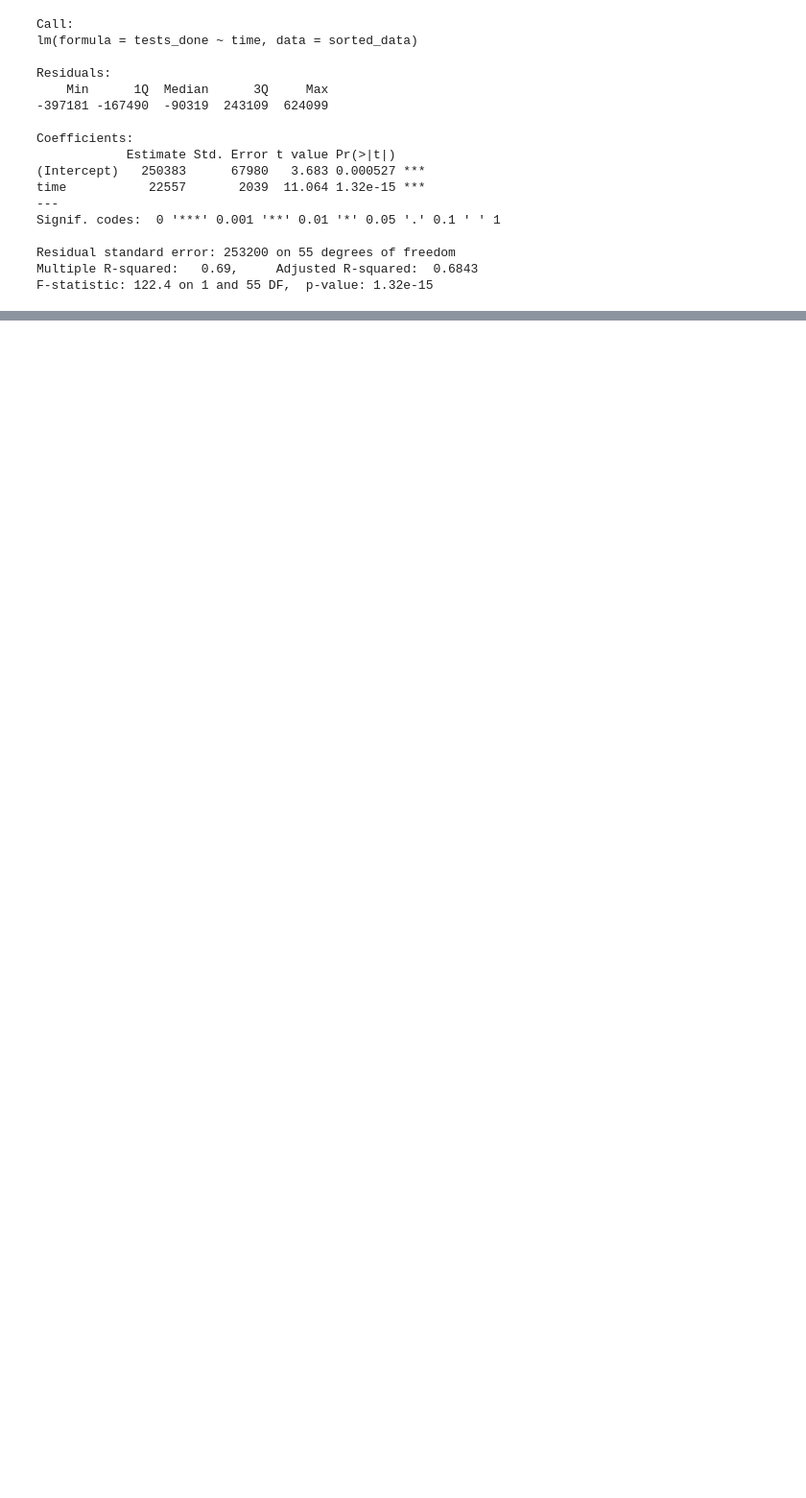
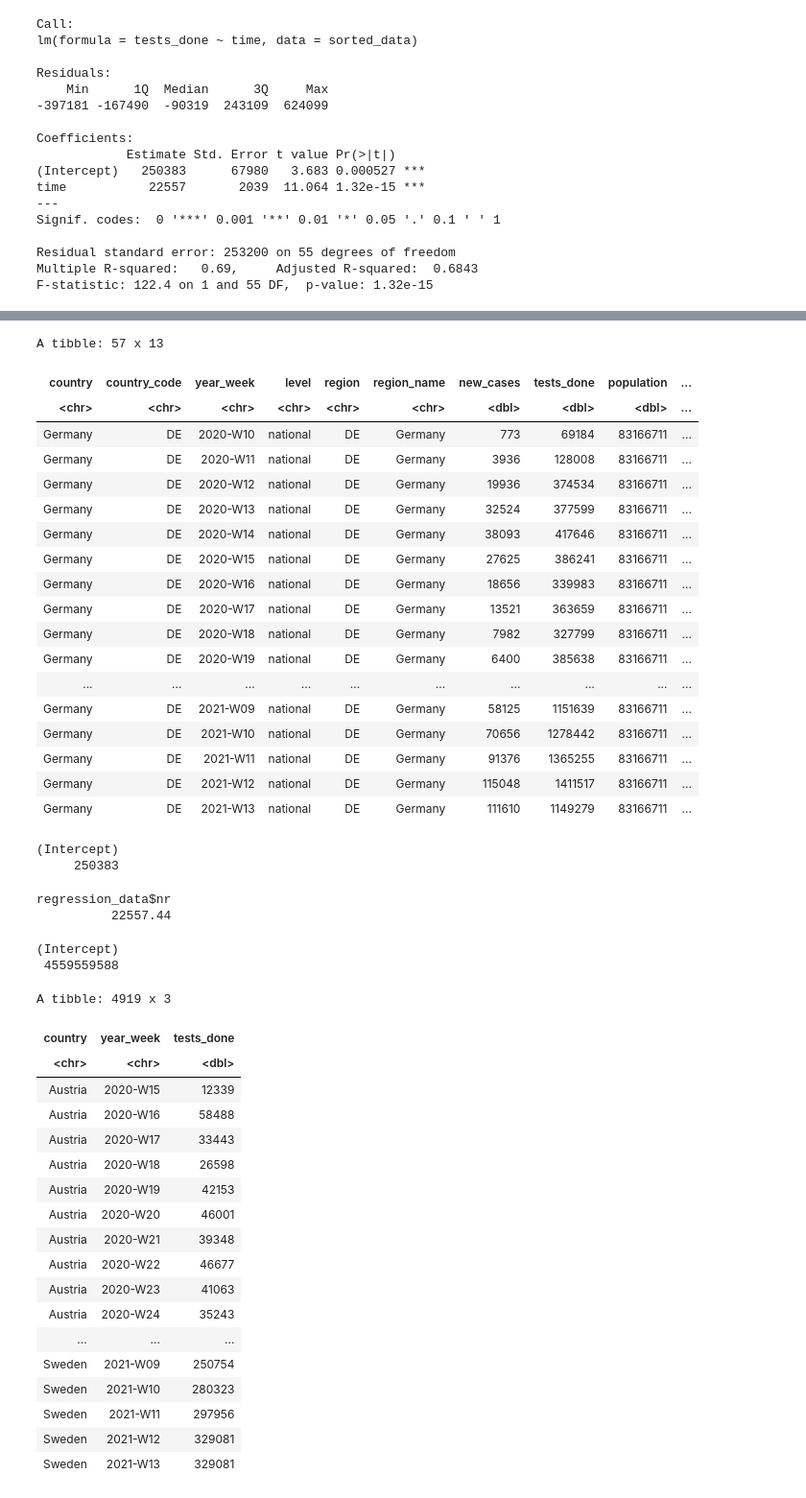
Before and after one commit to VicCislari/Statisticslearning, a Jupyter notebook: Vorbereitung/Exams/EXAM SS 21/dec.ipynb, the cells around one changed output, grey strips where cells are left out. Shown at 96% size. Cells and saved outputs as stored; diff of their text form; code cells hidden in the pictures; blank space fills up the shorter version.

```diff
--- a/Vorbereitung/Exams/EXAM SS 21/dec.ipynb
+++ b/Vorbereitung/Exams/EXAM SS 21/dec.ipynb
@@ -188,0 +361,65 @@ F-statistic: 122.4 on 1 and 55 DF,  p-value: 1.32e-15
+# %%
+
+# 6
+regression_data <- raw_data %>% filter(country == "Germany") %>%
+  arrange(year_week) %>% mutate(nr = row_number())
+regression_data
+modell <- lm(regression_data$tests_done ~ regression_data$nr)
+a <- modell$coefficients[1];a
+b <- modell$coefficients[2];b
+
+time <- 202120
+y <- a + b * time;y
+
+# 7
+# a) tidy data:
+# each variable forms a column
+# each observation forms a row
+# each type of obs. unit forms a table
+# b)
+data <- raw_data %>% select(country, year_week, tests_done);data
+# %% [output]
+A tibble: 57 x 13
+| country | country_code | year_week | level | region | region_name | new_cases | tests_done | population | ... |
+| <chr> | <chr> | <chr> | <chr> | <chr> | <chr> | <dbl> | <dbl> | <dbl> | ... |
+| Germany | DE | 2020-W10 | national | DE | Germany | 773 | 69184 | 83166711 | ... |
+| Germany | DE | 2020-W11 | national | DE | Germany | 3936 | 128008 | 83166711 | ... |
+| Germany | DE | 2020-W12 | national | DE | Germany | 19936 | 374534 | 83166711 | ... |
+| Germany | DE | 2020-W13 | national | DE | Germany | 32524 | 377599 | 83166711 | ... |
+| Germany | DE | 2020-W14 | national | DE | Germany | 38093 | 417646 | 83166711 | ... |
+| Germany | DE | 2020-W15 | national | DE | Germany | 27625 | 386241 | 83166711 | ... |
+| Germany | DE | 2020-W16 | national | DE | Germany | 18656 | 339983 | 83166711 | ... |
+| Germany | DE | 2020-W17 | national | DE | Germany | 13521 | 363659 | 83166711 | ... |
+| Germany | DE | 2020-W18 | national | DE | Germany | 7982 | 327799 | 83166711 | ... |
+| Germany | DE | 2020-W19 | national | DE | Germany | 6400 | 385638 | 83166711 | ... |
+| ... | ... | ... | ... | ... | ... | ... | ... | ... | ... |
+| Germany | DE | 2021-W09 | national | DE | Germany | 58125 | 1151639 | 83166711 | ... |
+| Germany | DE | 2021-W10 | national | DE | Germany | 70656 | 1278442 | 83166711 | ... |
+| Germany | DE | 2021-W11 | national | DE | Germany | 91376 | 1365255 | 83166711 | ... |
+| Germany | DE | 2021-W12 | national | DE | Germany | 115048 | 1411517 | 83166711 | ... |
+| Germany | DE | 2021-W13 | national | DE | Germany | 111610 | 1149279 | 83166711 | ... |
+(Intercept)
+     250383
+regression_data$nr
+          22557.44
+(Intercept)
+ 4559559588
+A tibble: 4919 x 3
+| country | year_week | tests_done |
+| <chr> | <chr> | <dbl> |
+| Austria | 2020-W15 | 12339 |
+| Austria | 2020-W16 | 58488 |
+| Austria | 2020-W17 | 33443 |
+| Austria | 2020-W18 | 26598 |
+| Austria | 2020-W19 | 42153 |
+| Austria | 2020-W20 | 46001 |
+| Austria | 2020-W21 | 39348 |
+| Austria | 2020-W22 | 46677 |
+| Austria | 2020-W23 | 41063 |
+| Austria | 2020-W24 | 35243 |
+| ... | ... | ... |
+| Sweden | 2021-W09 | 250754 |
+| Sweden | 2021-W10 | 280323 |
+| Sweden | 2021-W11 | 297956 |
+| Sweden | 2021-W12 | 329081 |
+| Sweden | 2021-W13 | 329081 |
```
Also changed, not shown: parts of 4 cells of this notebook.
